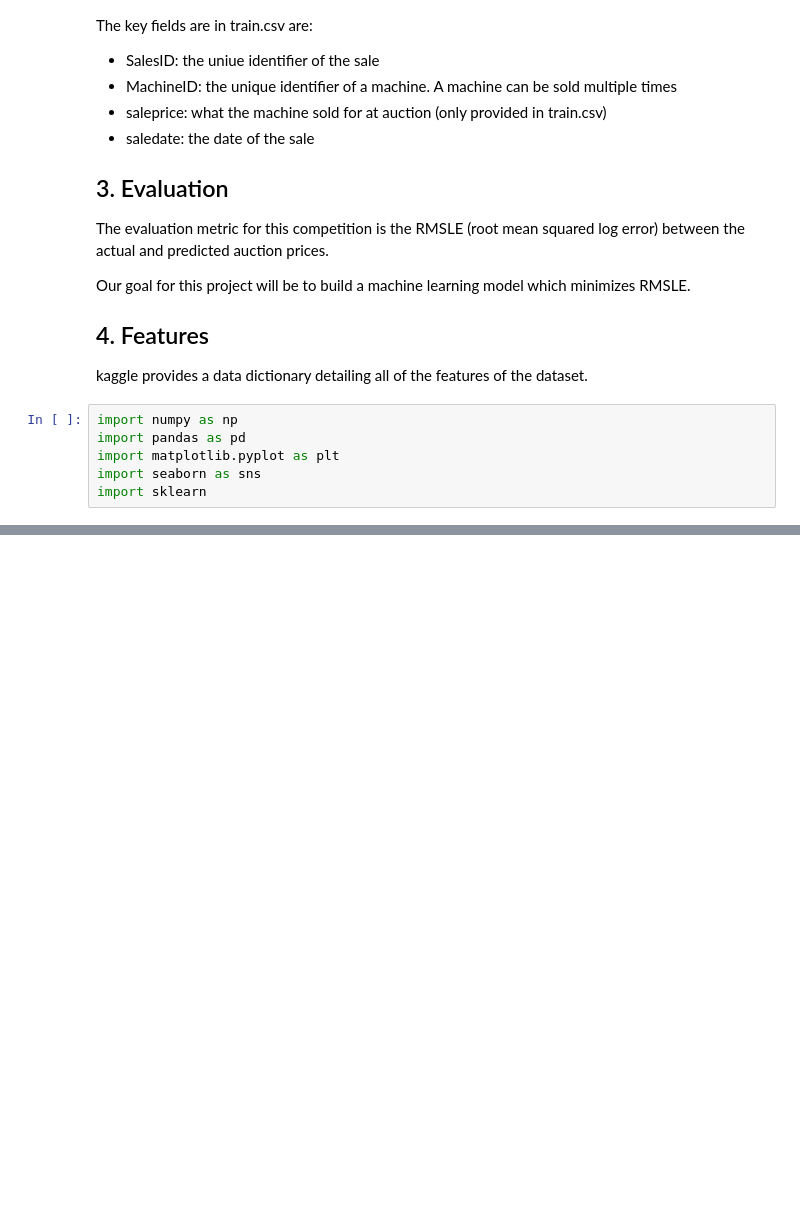
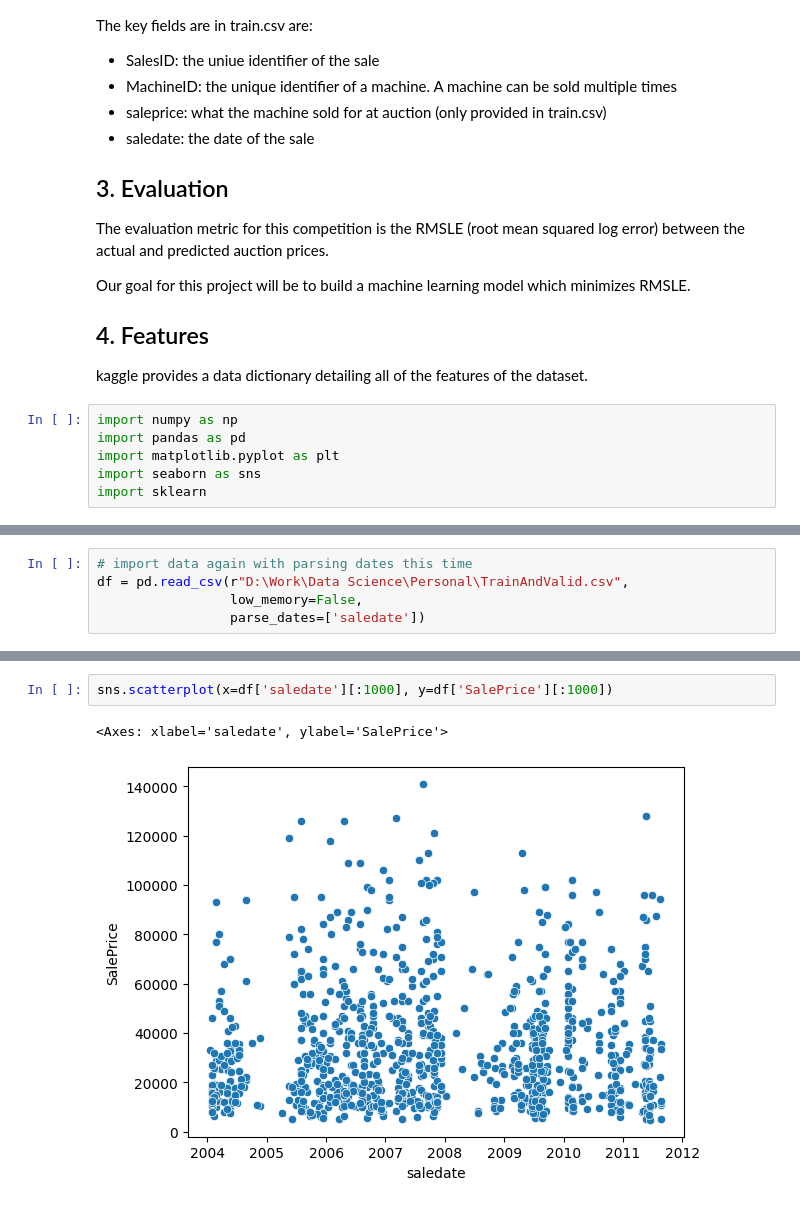
Before and after one commit to ShoaibHoque/Bulldozer-Price-Regression, a Jupyter notebook: Bulldozer_Price_Prediction.ipynb, the cells around one changed output, grey strips where cells are left out. Drawn from its saved outputs; the diff is of its cells as text; blank space fills up the shorter version.

```diff
--- a/Bulldozer_Price_Prediction.ipynb
+++ b/Bulldozer_Price_Prediction.ipynb
@@ -37,0 +140,5 @@ df = pd.read_csv(r"D:\Work\Data Science\Personal\TrainAndValid.csv")
+# %%
+# import data again with parsing dates this time
+df = pd.read_csv(r"D:\Work\Data Science\Personal\TrainAndValid.csv",
+                 low_memory=False,
+                 parse_dates=['saledate'])
@@ -37,0 +160,5 @@ df = pd.read_csv(r"D:\Work\Data Science\Personal\TrainAndValid.csv")
+# %%
+sns.scatterplot(x=df['saledate'][:1000], y=df['SalePrice'][:1000])
+# %% [output]
+<Axes: xlabel='saledate', ylabel='SalePrice'>
+[figure, added]
```
Also changed, not shown: parts of 18 cells of this notebook.
